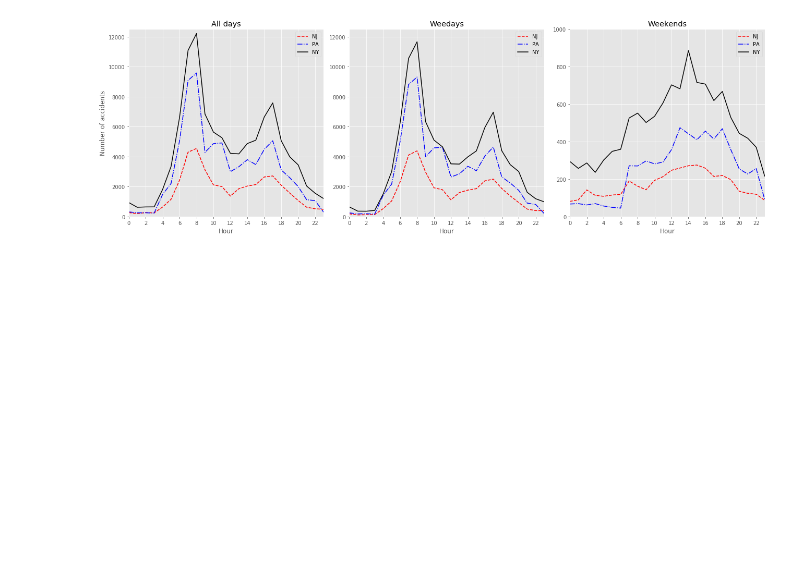
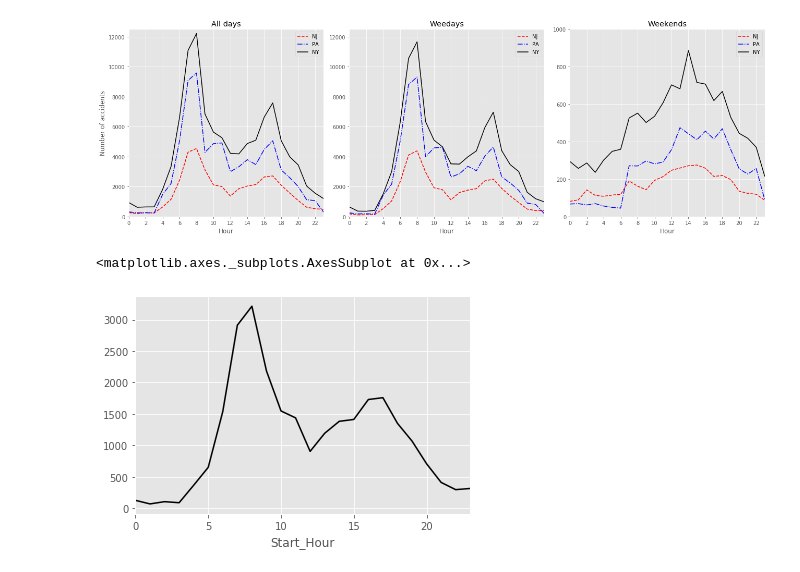
Before and after one commit to RonghuiZhou/us-accidents, a Jupyter notebook: Step 2. Data Analysis_averaged.ipynb, the cells around one changed output. Cells and saved outputs as stored; diff of their text form; code cells hidden in the pictures; blank space fills up the shorter version.

```diff
--- a/Step 2. Data Analysis_averaged.ipynb
+++ b/Step 2. Data Analysis_averaged.ipynb
@@ -960,0 +913,8 @@ plt.show()
+# %%
+state='NJ'
+severity=2
+df_temp=df[(df['State']==state) & (df['Severity']==severity)].groupby('Start_Hour').count()['ID'].reindex(hour_lst)
+df_temp.plot(linestyle=linestyle_lst[i], color=color_lst[i])
+# %% [output]
+<matplotlib.axes._subplots.AxesSubplot at 0x...>
+[figure, added]
```
Also changed, not shown: parts of 13 cells of this notebook.
